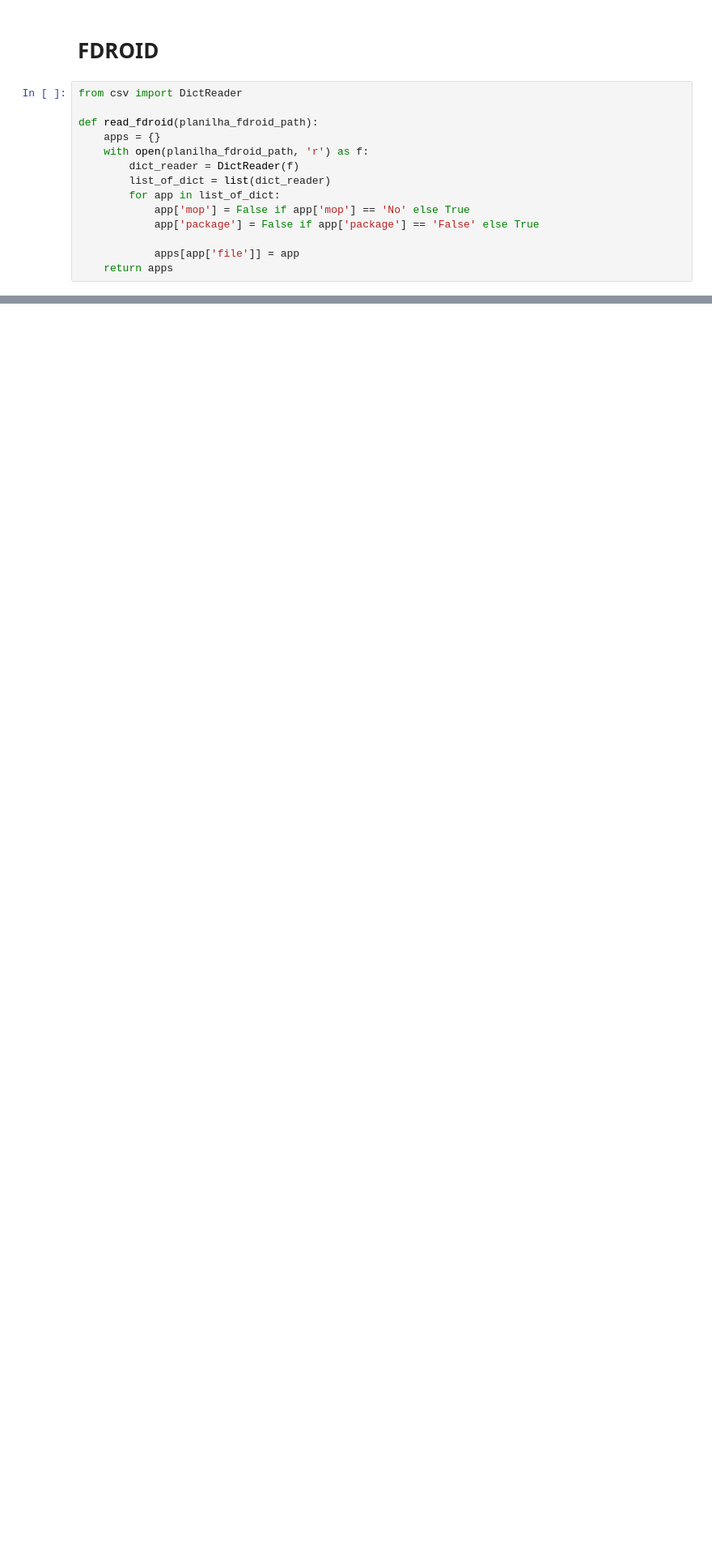
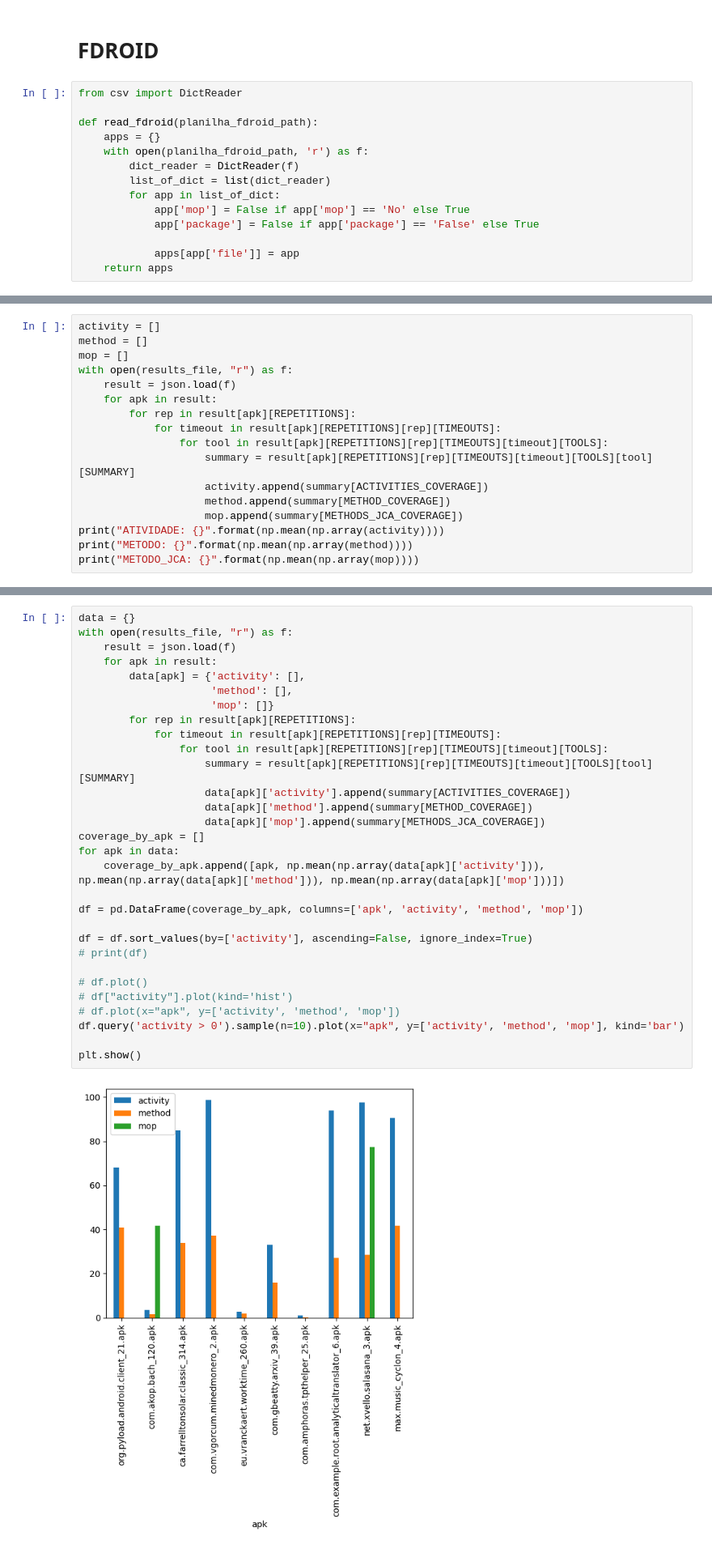
Before and after one commit to PAMunb/rvsec, a Jupyter notebook: rv-android/results_notebook.ipynb, the cells around one changed output, grey strips where cells are left out. Shown: that part at 81% size. Saved outputs shown, nothing was run; the diff lists cells and outputs as text; blank space fills up the shorter version.

```diff
--- a/rv-android/results_notebook.ipynb
+++ b/rv-android/results_notebook.ipynb
@@ -243,0 +358,17 @@ APKS_SAME_PACKAGE (%): 30.879712746858168
+# %%
+activity = []
+method = []
+mop = []
+with open(results_file, "r") as f:
+    result = json.load(f)
+    for apk in result:
+        for rep in result[apk][REPETITIONS]:
+            for timeout in result[apk][REPETITIONS][rep][TIMEOUTS]:
+                for tool in result[apk][REPETITIONS][rep][TIMEOUTS][timeout][TOOLS]:
+                    summary = result[apk][REPETITIONS][rep][TIMEOUTS][timeout][TOOLS][tool][SUMMARY]
+                    activity.append(summary[ACTIVITIES_COVERAGE])
+                    method.append(summary[METHOD_COVERAGE])
+                    mop.append(summary[METHODS_JCA_COVERAGE])
+print("ATIVIDADE: {}".format(np.mean(np.array(activity))))
+print("METODO: {}".format(np.mean(np.array(method))))
+print("METODO_JCA: {}".format(np.mean(np.array(mop))))
@@ -243,0 +381,32 @@ APKS_SAME_PACKAGE (%): 30.879712746858168
+# %%
+data = {}
+with open(results_file, "r") as f:
+    result = json.load(f)
+    for apk in result:
+        data[apk] = {'activity': [],
+                     'method': [],
+                     'mop': []}
+        for rep in result[apk][REPETITIONS]:
+            for timeout in result[apk][REPETITIONS][rep][TIMEOUTS]:
+                for tool in result[apk][REPETITIONS][rep][TIMEOUTS][timeout][TOOLS]:
+                    summary = result[apk][REPETITIONS][rep][TIMEOUTS][timeout][TOOLS][tool][SUMMARY]
+                    data[apk]['activity'].append(summary[ACTIVITIES_COVERAGE])
+                    data[apk]['method'].append(summary[METHOD_COVERAGE])
+                    data[apk]['mop'].append(summary[METHODS_JCA_COVERAGE])
+coverage_by_apk = []
+for apk in data:
+    coverage_by_apk.append([apk, np.mean(np.array(data[apk]['activity'])), np.mean(np.array(data[apk]['method'])), np.mean(np.array(data[apk]['mop']))])
+
+df = pd.DataFrame(coverage_by_apk, columns=['apk', 'activity', 'method', 'mop'])
+
+df = df.sort_values(by=['activity'], ascending=False, ignore_index=True)
+# print(df)
+
+# df.plot()
+# df["activity"].plot(kind='hist')
+# df.plot(x="apk", y=['activity', 'method', 'mop'])
+df.query('activity > 0').sample(n=10).plot(x="apk", y=['activity', 'method', 'mop'], kind='bar')
+
+plt.show()
+# %% [output]
+[figure, added]
```
Also changed, not shown: parts of 13 cells of this notebook.
